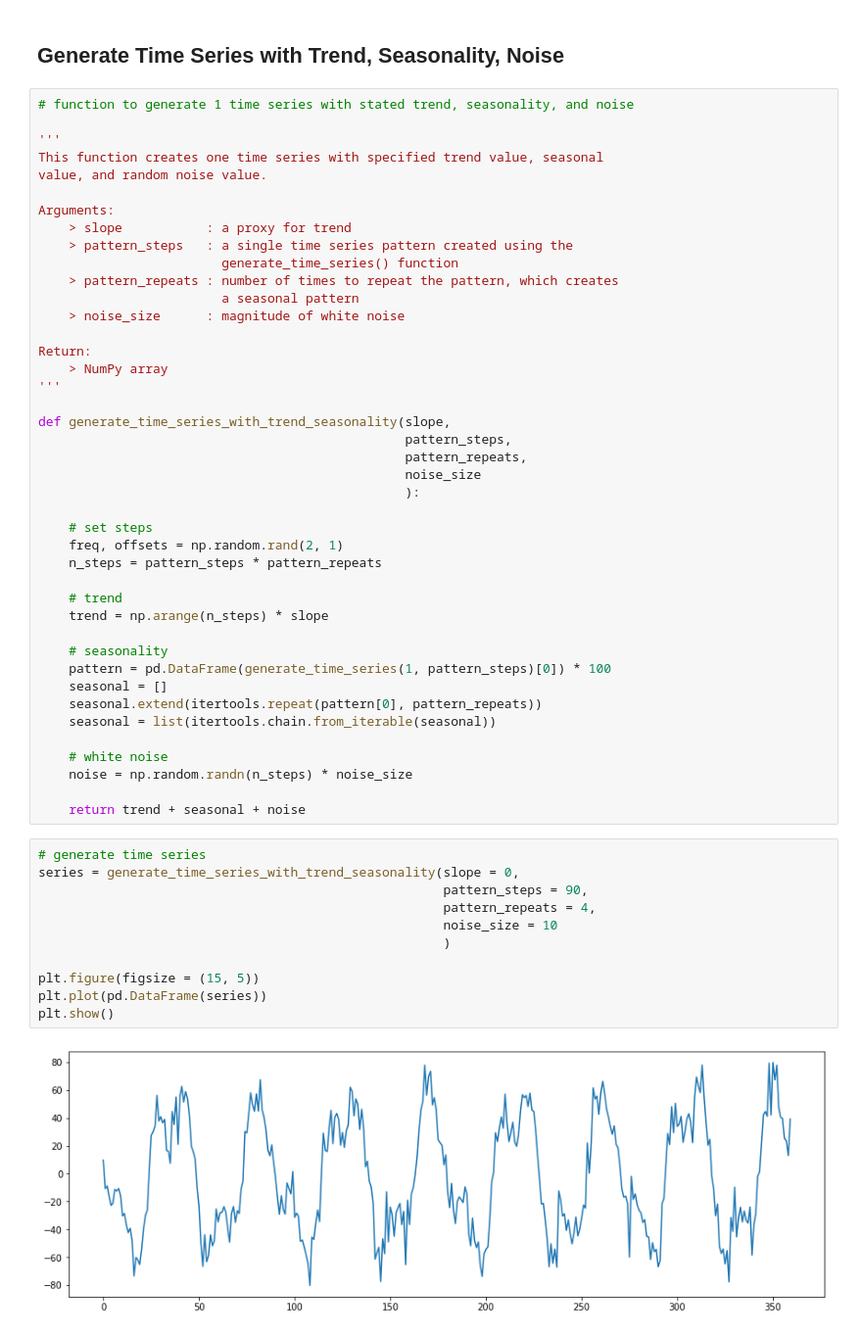
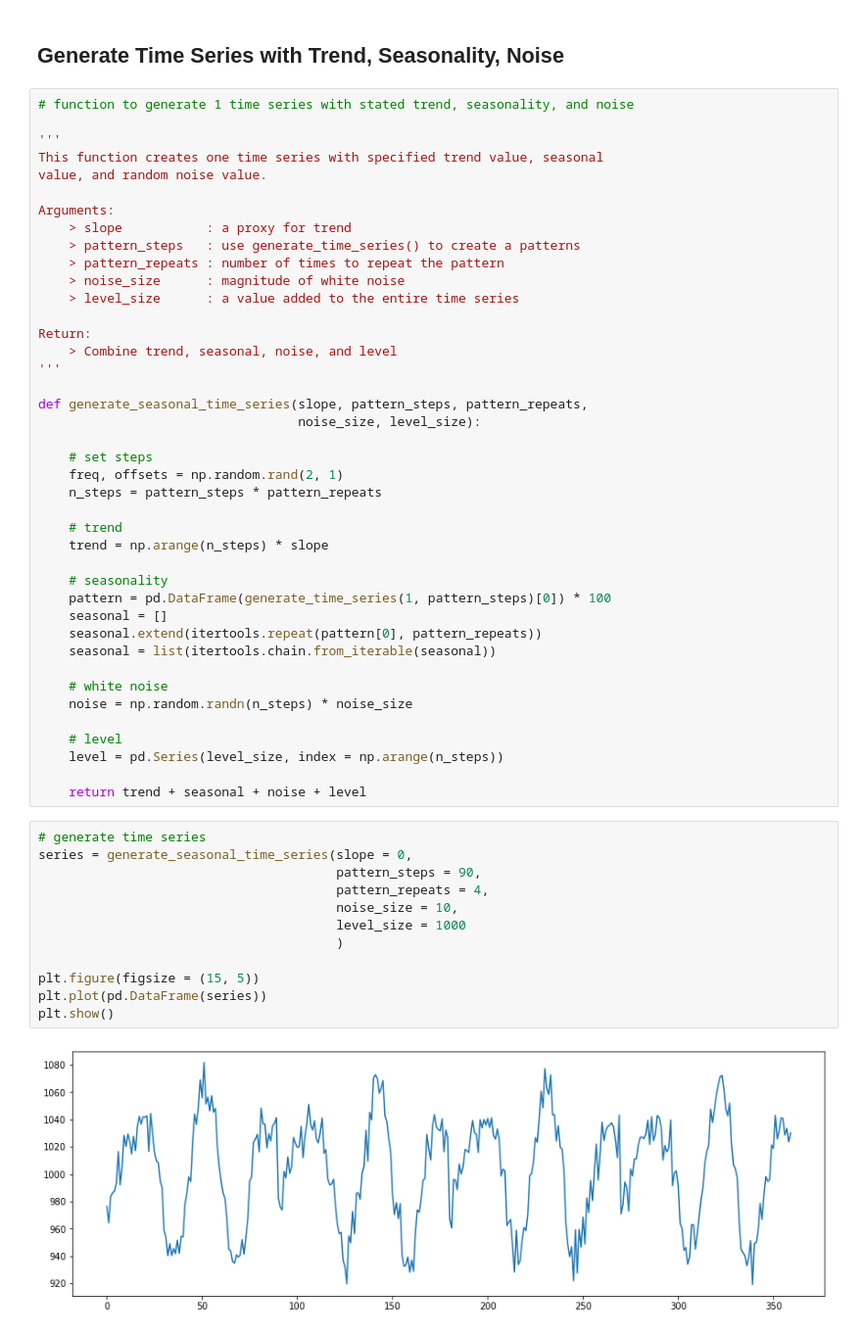
Before and after one commit to hiydavid/time-series, a Jupyter notebook: time_series_generation.ipynb, the cells around one changed output. Shown at 98% size. Saved outputs shown, nothing was run; the diff lists cells and outputs as text.

```diff
--- a/time_series_generation.ipynb
+++ b/time_series_generation.ipynb
@@ -57,21 +57,17 @@ value, and random noise value.
 
 Arguments:
     > slope           : a proxy for trend
-    > pattern_steps   : a single time series pattern created using the
-                        generate_time_series() function
-    > pattern_repeats : number of times to repeat the pattern, which creates
-                        a seasonal pattern
+    > pattern_steps   : use generate_time_series() to create a patterns
+    > pattern_repeats : number of times to repeat the pattern
     > noise_size      : magnitude of white noise
+    > level_size      : a value added to the entire time series
 
 Return:
-    > NumPy array
+    > Combine trend, seasonal, noise, and level
 '''
 
-def generate_time_series_with_trend_seasonality(slope,
-                                                pattern_steps,
-                                                pattern_repeats,
-                                                noise_size
-                                                ):
+def generate_seasonal_time_series(slope, pattern_steps, pattern_repeats,
+                                  noise_size, level_size):
 
     # set steps
     freq, offsets = np.random.rand(2, 1)
@@ -89,17 +85,21 @@ def generate_time_series_with_trend_seasonality(slope,
     # white noise
     noise = np.random.randn(n_steps) * noise_size
 
-    return trend + seasonal + noise
+    # level
+    level = pd.Series(level_size, index = np.arange(n_steps))
+
+    return trend + seasonal + noise + level
 # %%
 # generate time series
-series = generate_time_series_with_trend_seasonality(slope = 0,
-                                                     pattern_steps = 90,
-                                                     pattern_repeats = 4,
-                                                     noise_size = 10
-                                                     )
+series = generate_seasonal_time_series(slope = 0,
+                                       pattern_steps = 90,
+                                       pattern_repeats = 4,
+                                       noise_size = 10,
+                                       level_size = 1000
+                                       )
 
 plt.figure(figsize = (15, 5))
 plt.plot(pd.DataFrame(series))
 plt.show()
 # %% [output]
-[figure, old version]
+[figure, new version]
```
Also changed, not shown: parts of 1 cell of this notebook.
